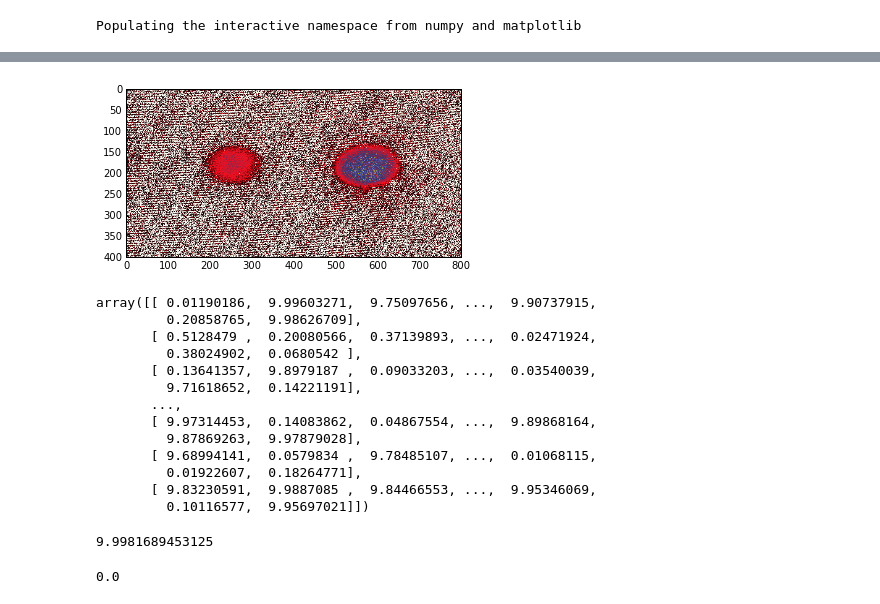
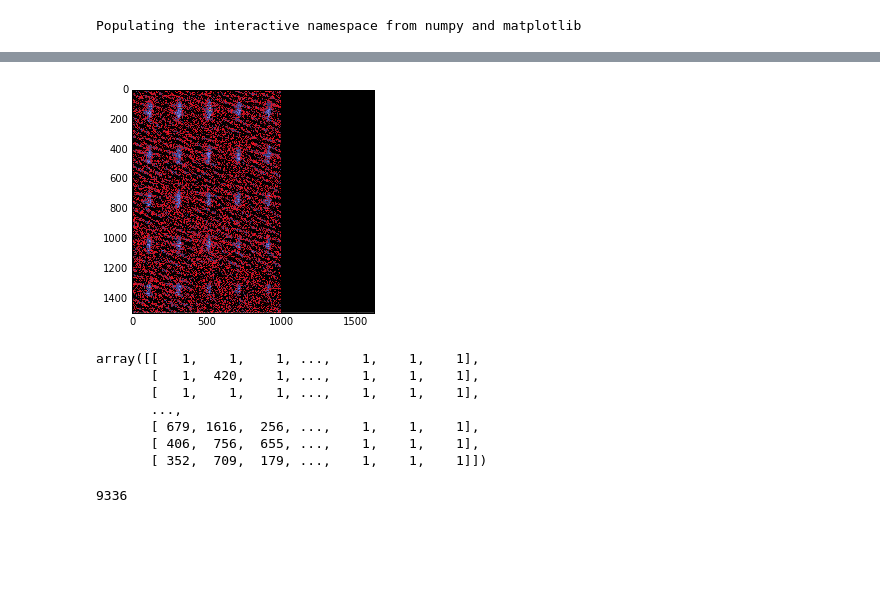
Before and after one commit to BEC-Trento/camera1, a Jupyter notebook: python/mainTest.ipynb, the cells around one changed output, grey strips where cells are left out. Drawn from its saved outputs; the diff is of its cells as text; code cells hidden in the pictures; blank space fills up the shorter version.

```diff
--- a/python/mainTest.ipynb
+++ b/python/mainTest.ipynb
@@ -44,3 +44,5 @@ Processing!
 # %%
 from libraries import Sis2
 import numpy as np
+# %%
+c = Sis2.readsis('test.sis')[0]
@@ -53,5 +65,5 @@ It says: 'Coriander-BEC3-mainTest...
 # %%
-imshow(a[:,:]*10/(2**16), cmap='gist_stern')
+imshow(c,interpolation='none', cmap='gist_stern')
 show()
 # %% [output]
-[figure, old version]
+[figure, new version]
@@ -60,27 +70,17 @@ b = a*10/(2**16)
-# %%
-b
-# %% [output]
-array([[ 0.01190186,  9.99603271,  9.75097656, ...,  9.90737915,
-         0.20858765,  9.98626709],
-       [ 0.5128479 ,  0.20080566,  0.37139893, ...,  0.02471924,
-         0.38024902,  0.0680542 ],
-       [ 0.13641357,  9.8979187 ,  0.09033203, ...,  0.03540039,
-         9.71618652,  0.14221191],
-       ...,
-       [ 9.97314453,  0.14083862,  0.04867554, ...,  9.89868164,
-         9.87869263,  9.97879028],
-       [ 9.68994141,  0.0579834 ,  9.78485107, ...,  0.01068115,
-         0.01922607,  0.18264771],
-       [ 9.83230591,  9.9887085 ,  9.84466553, ...,  9.95346069,
-         0.10116577,  9.95697021]])
+# %%
+c
+# %% [output]
+array([[   1,    1,    1, ...,    1,    1,    1],
+       [   1,  420,    1, ...,    1,    1,    1],
+       [   1,    1,    1, ...,    1,    1,    1],
+       ...,
+       [ 679, 1616,  256, ...,    1,    1,    1],
+       [ 406,  756,  655, ...,    1,    1,    1],
+       [ 352,  709,  179, ...,    1,    1,    1]])
 # %%
-b.max()
+c.max()
 # %% [output]
-9.9981689453125
+9336
-# %%
-b.min()
-# %% [output]
-0.0
 # %%
 a
 # %% [output]
```
Also changed, not shown: parts of 9 cells of this notebook, 10 other files.
